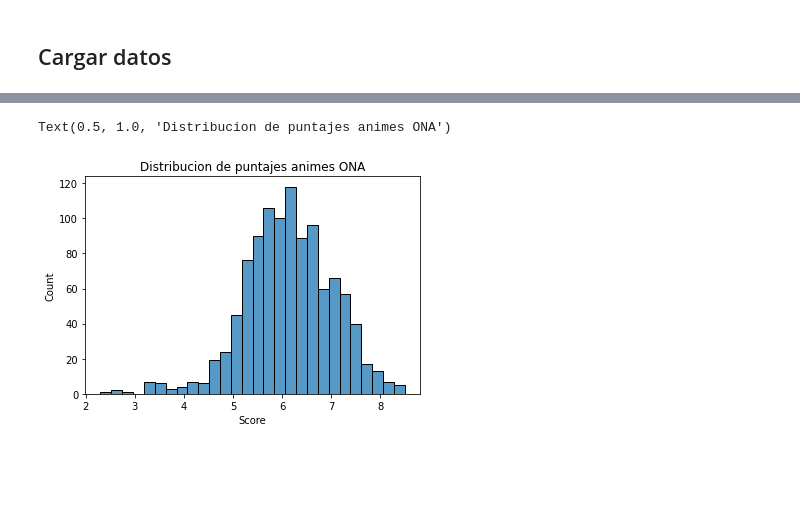
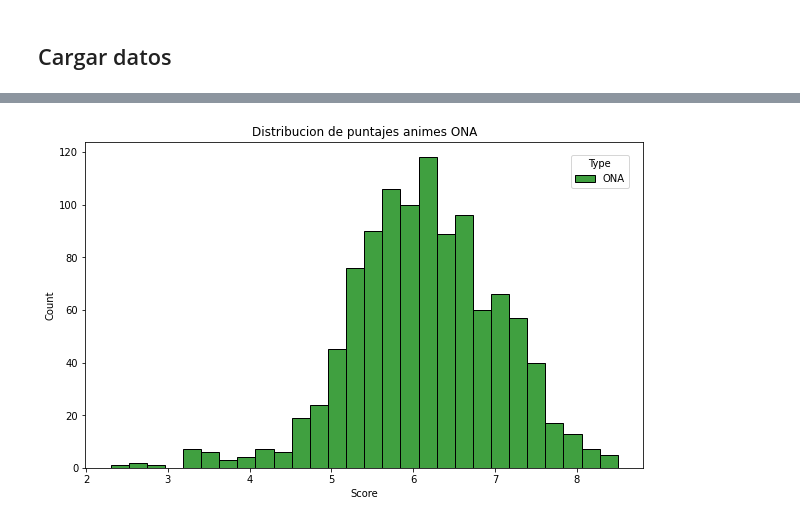
Before and after one commit to martinjaraf/supertarea, a Jupyter notebook: parte_1/Parte_1.ipynb, the cells around one changed output, grey strips where cells are left out. Drawn from its saved outputs; the diff is of its cells as text; code cells hidden in the pictures; blank space fills up the shorter version.

```diff
--- a/parte_1/Parte_1.ipynb
+++ b/parte_1/Parte_1.ipynb
@@ -71,7 +79,8 @@ Text(0.5, 1.0, 'Distribucion de densidad TV')
 # %%
+gra_ona = plt.figure(figsize=(10,6))
 ona = data_animes.groupby("Type").get_group('ONA')
 scores_animes_ona = ona["Score"]
-sns.histplot(scores_animes_ona).set_title('Distribucion de puntajes animes ONA')
+sns.histplot(scores_animes_ona, label='ONA', color='green').set_title('Distribucion de puntajes animes ONA')
+gra_ona.legend(bbox_to_anchor=(0.88, 0.85), loc=1, borderaxespad=0.).set_title('Type')
 # %% [output]
-Text(0.5, 1.0, 'Distribucion de puntajes animes ONA')
-[figure, old version]
+[figure, new version]
```
Also changed, not shown: parts of 22 cells of this notebook.
